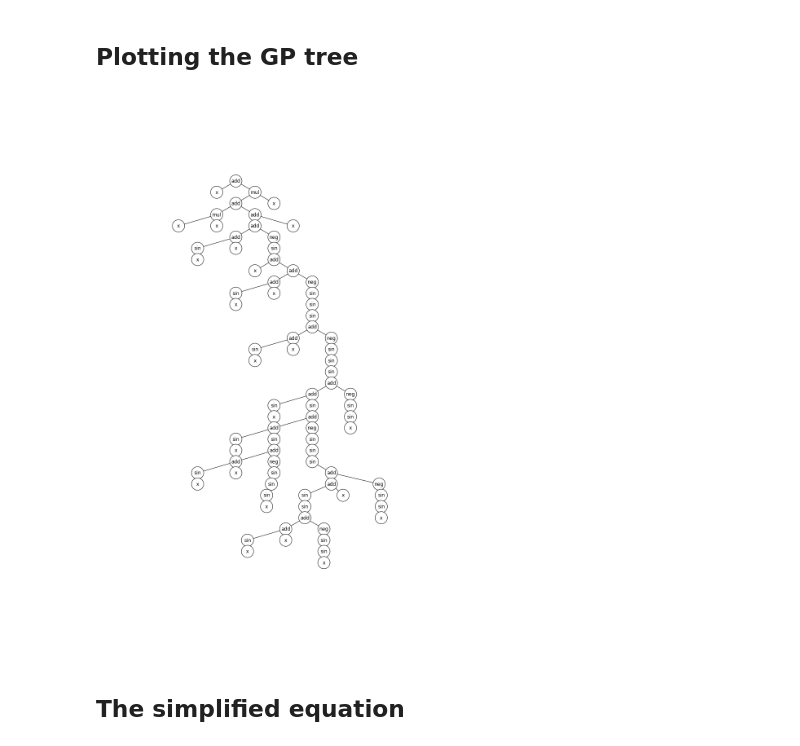
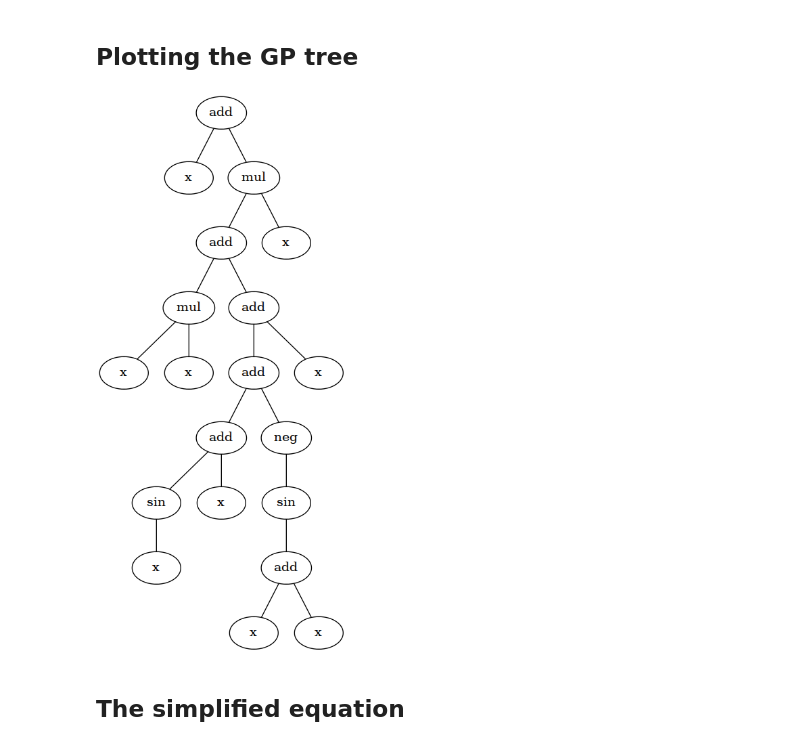
Before and after one commit to szebenyib/thesis, a Jupyter notebook: DEAP GP Tutorial.ipynb, the cells around one changed output. Saved outputs shown, nothing was run; the diff lists cells and outputs as text; code cells hidden in the pictures.

Commit message:
GP: replaced networkx with pygraphviz

```diff
--- a/DEAP GP Tutorial.ipynb
+++ b/DEAP GP Tutorial.ipynb
@@ -332,21 +332,22 @@ plt.title('Raw score evolution over time');
 individual = best_ind
 # %% [markdown]
 ## Plotting the GP tree
-# %%
-nodes, edges, labels = gp.graph(individual)
-graph = networkx.Graph()
-graph.add_nodes_from(nodes)
-graph.add_edges_from(edges)
-pos = networkx.graphviz_layout(graph, prog="dot")
-
-plt.figure(figsize=(14,24))
-networkx.draw_networkx_nodes(graph, pos, node_size=900, node_color="w")
-networkx.draw_networkx_edges(graph, pos)
-networkx.draw_networkx_labels(graph, pos, labels)
-plt.axis("off")
-plt.show()
-# %% [output]
-[figure, removed]
+# %%
+nodes, edges, labels = gp.graph(individual)
+
+g = pgv.AGraph()
+g.add_nodes_from(nodes)
+g.add_edges_from(edges)
+g.layout(prog="dot")
+
+for i in nodes:
+    n = g.get_node(i)
+    n.attr["label"] = labels[i]
+
+g.draw('tree.png')
+Image('tree.png')
+# %% [output]
+[figure, added]
 # %% [markdown]
 ## The simplified equation
 # %%
```
Also changed, not shown: parts of 6 cells of this notebook.
